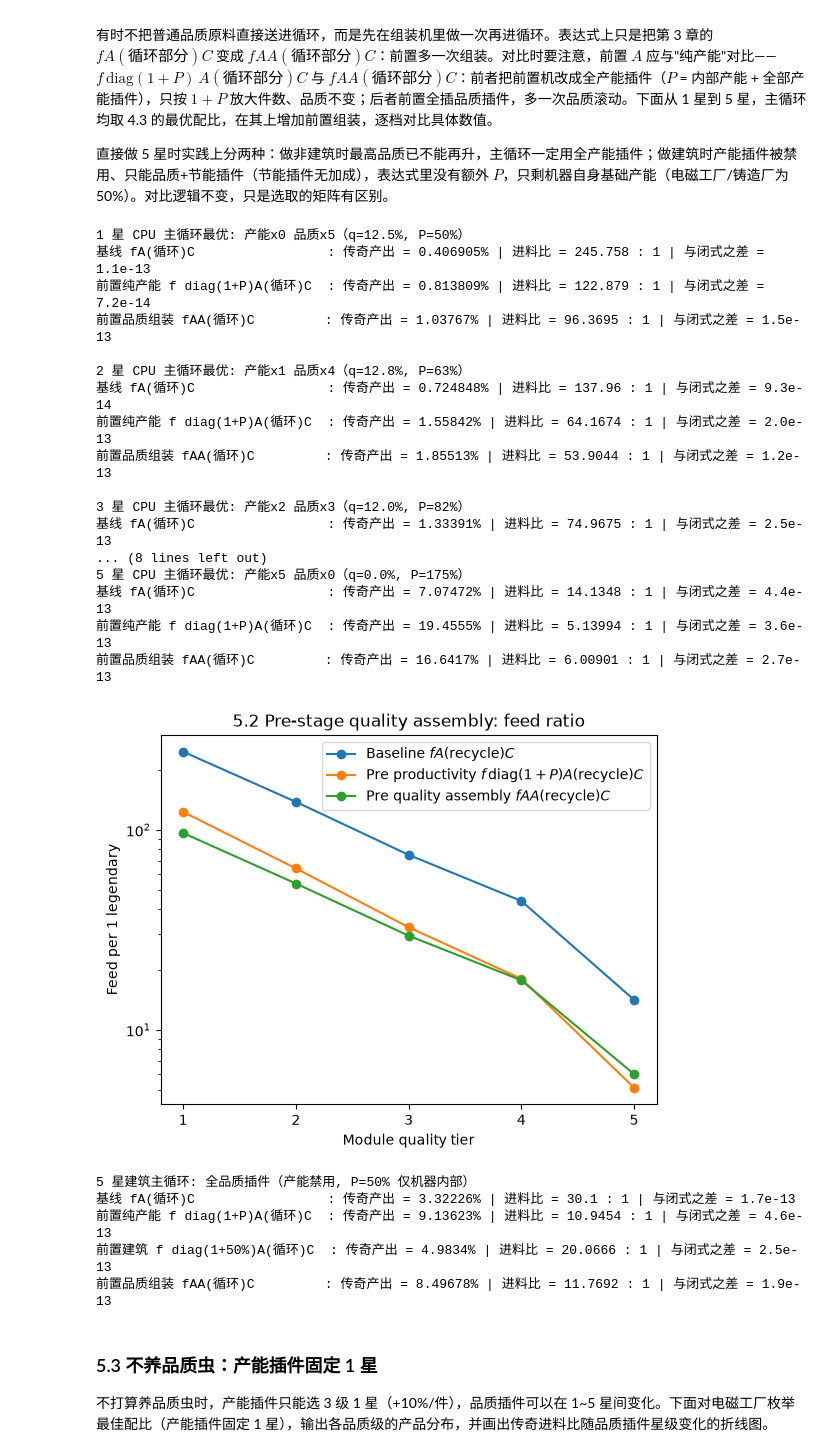
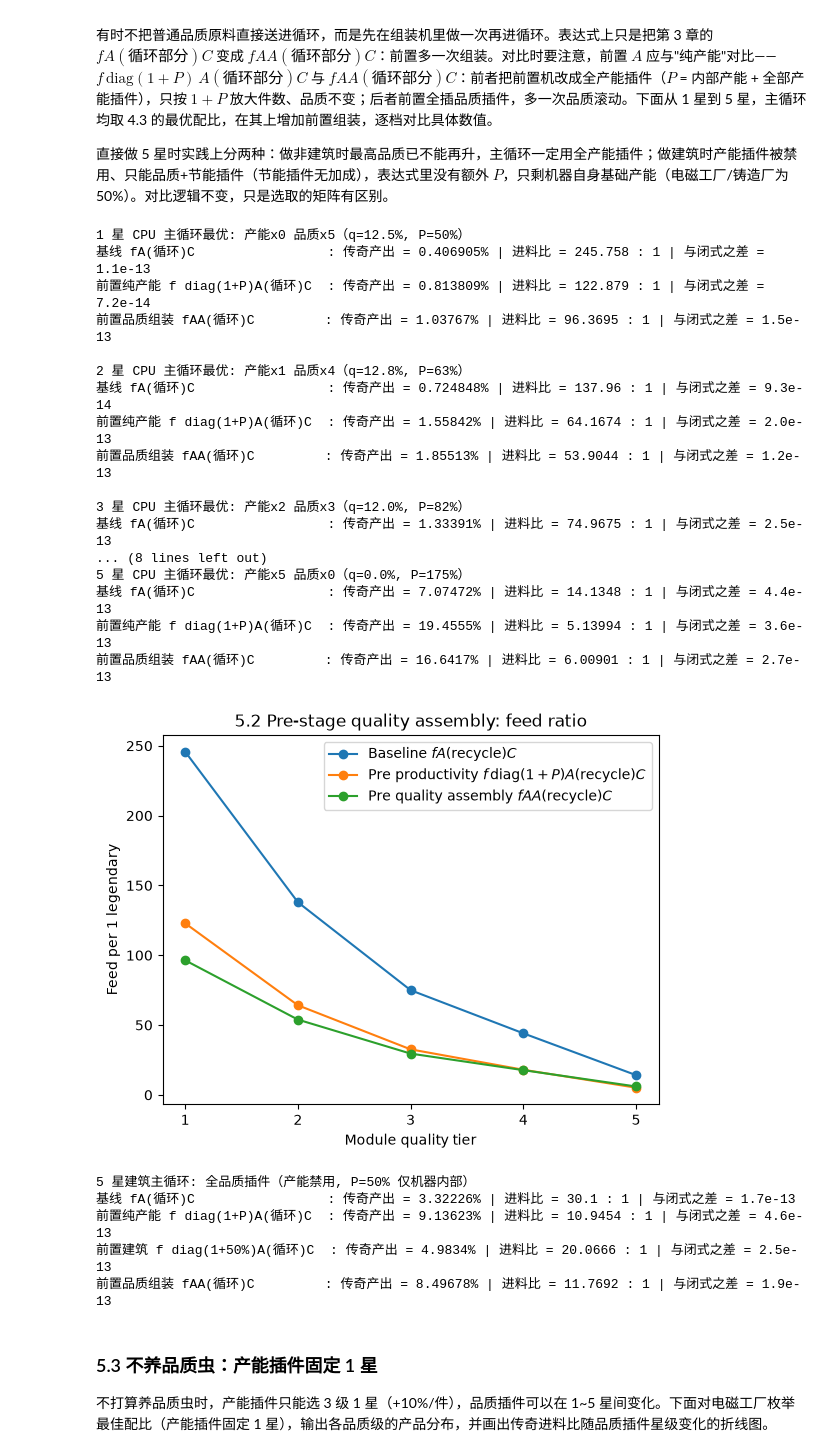
Before and after one commit to CroMarmot/factorio_quality, a Jupyter notebook: notebooks/01_quality_theory.ipynb, the cells around one changed output. Cells and saved outputs as stored; diff of their text form; code cells hidden in the pictures.

Commit message:
use linear axis for feed-ratio charts

```diff
--- a/notebooks/01_quality_theory.ipynb
+++ b/notebooks/01_quality_theory.ipynb
@@ -570,12 +570,11 @@ for q_t in tiers:
         )
     print()
 
-# 折线图：进料比（进料/传奇产出，对数轴）vs 插件品质星级
+# 折线图：进料比（进料/传奇产出）vs 插件品质星级
 plt.figure()
 plt.plot(tiers, y_base, marker="o", label=r"Baseline $fA(\mathrm{recycle})C$")
 plt.plot(tiers, y_prod, marker="o", label=r"Pre productivity $f\,\mathrm{diag}(1+P)A(\mathrm{recycle})C$")
 plt.plot(tiers, y_qual, marker="o", label=r"Pre quality assembly $fAA(\mathrm{recycle})C$")
-plt.yscale("log")
 plt.xticks(tiers)
 plt.xlabel("Module quality tier")
 plt.ylabel("Feed per 1 legendary")
@@ -594,34 +593,34 @@ P_q = MACHINES["电磁工厂"]["base_productivity"] + 5 * PRODUCTIVITY_MOD3[q_t]
 print(f"5 星建筑主循环: 全品质插件（产能禁用, P={MACHINES['电磁工厂']['base_productivity']:.0%} 仅机器内部）")
 for label, head in (
     ("基线 fA(循环)C                 ", np.eye(5)),
     ("前置纯产能 f diag(1+P)A(循环)C  ", diag([1 + P_q] * 5)),
     ("前置建筑 f diag(1+50%)A(循环)C  ", diag([1 + MACHINES["电磁工厂"]["base_productivity"]] * 5)),
     ("前置品质组装 fAA(循环)C         ", A_q),
 ):
     y_leg, diff = legendary_yield(A_b, R, head=head)
     print(
         f"{label}: 传奇产出 = {y_leg * 100:.6g}% | 进料比 = {1 / y_leg:.6g} : 1"
         f" | 与闭式之差 = {diff:.1e}"
     )
 # %% [output]
 1 星 CPU 主循环最优: 产能x0 品质x5（q=12.5%, P=50%）
 基线 fA(循环)C                 : 传奇产出 = 0.406905% | 进料比 = 245.758 : 1 | 与闭式之差 = 1.1e-13
 前置纯产能 f diag(1+P)A(循环)C  : 传奇产出 = 0.813809% | 进料比 = 122.879 : 1 | 与闭式之差 = 7.2e-14
 前置品质组装 fAA(循环)C         : 传奇产出 = 1.03767% | 进料比 = 96.3695 : 1 | 与闭式之差 = 1.5e-13
 
 2 星 CPU 主循环最优: 产能x1 品质x4（q=12.8%, P=63%）
 基线 fA(循环)C                 : 传奇产出 = 0.724848% | 进料比 = 137.96 : 1 | 与闭式之差 = 9.3e-14
 前置纯产能 f diag(1+P)A(循环)C  : 传奇产出 = 1.55842% | 进料比 = 64.1674 : 1 | 与闭式之差 = 2.0e-13
 前置品质组装 fAA(循环)C         : 传奇产出 = 1.85513% | 进料比 = 53.9044 : 1 | 与闭式之差 = 1.2e-13
 
 3 星 CPU 主循环最优: 产能x2 品质x3（q=12.0%, P=82%）
 基线 fA(循环)C                 : 传奇产出 = 1.33391% | 进料比 = 74.9675 : 1 | 与闭式之差 = 2.5e-13
 ... (8 lines left out)
 5 星 CPU 主循环最优: 产能x5 品质x0（q=0.0%, P=175%）
 基线 fA(循环)C                 : 传奇产出 = 7.07472% | 进料比 = 14.1348 : 1 | 与闭式之差 = 4.4e-13
 前置纯产能 f diag(1+P)A(循环)C  : 传奇产出 = 19.4555% | 进料比 = 5.13994 : 1 | 与闭式之差 = 3.6e-13
 前置品质组装 fAA(循环)C         : 传奇产出 = 16.6417% | 进料比 = 6.00901 : 1 | 与闭式之差 = 2.7e-13
-[figure, old version]
+[figure, new version]
 5 星建筑主循环: 全品质插件（产能禁用, P=50% 仅机器内部）
 基线 fA(循环)C                 : 传奇产出 = 3.32226% | 进料比 = 30.1 : 1 | 与闭式之差 = 1.7e-13
 前置纯产能 f diag(1+P)A(循环)C  : 传奇产出 = 9.13623% | 进料比 = 10.9454 : 1 | 与闭式之差 = 4.6e-13
```
Also changed, not shown: parts of 1 cell of this notebook.
